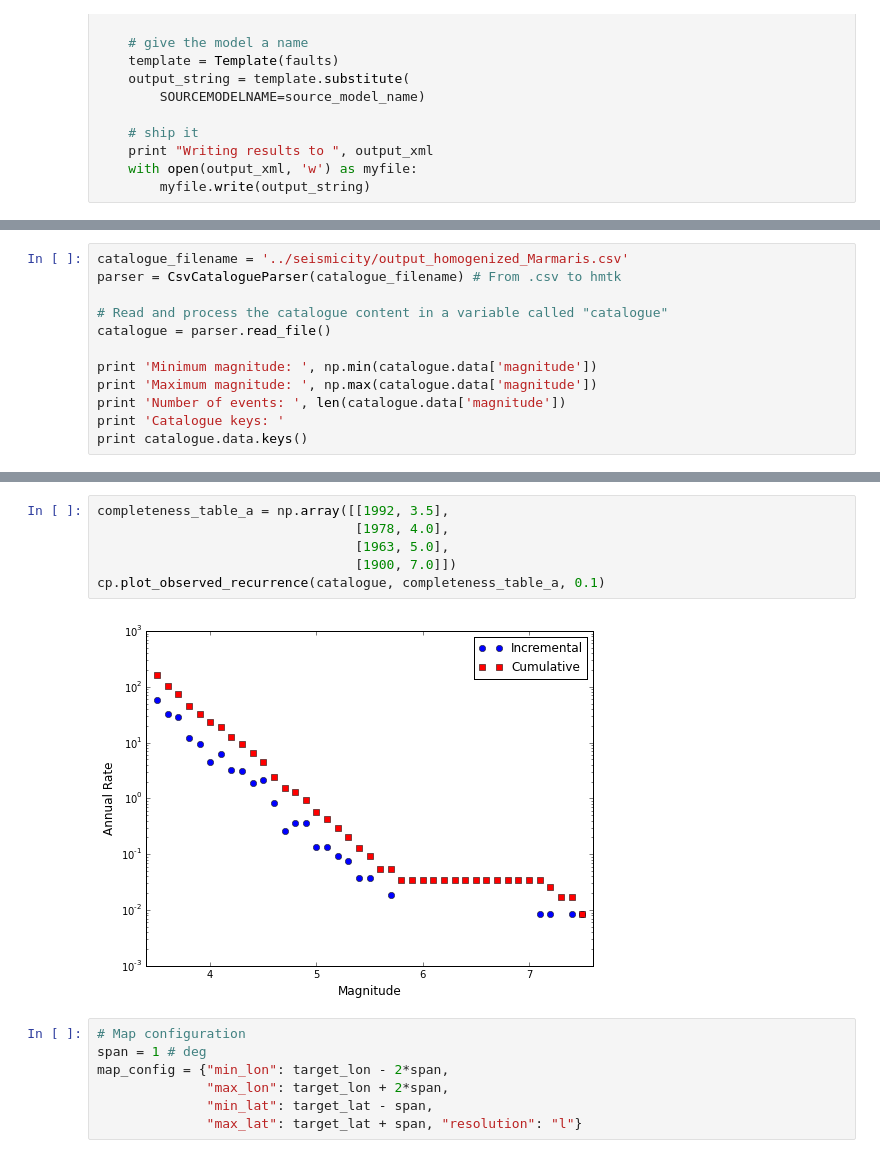
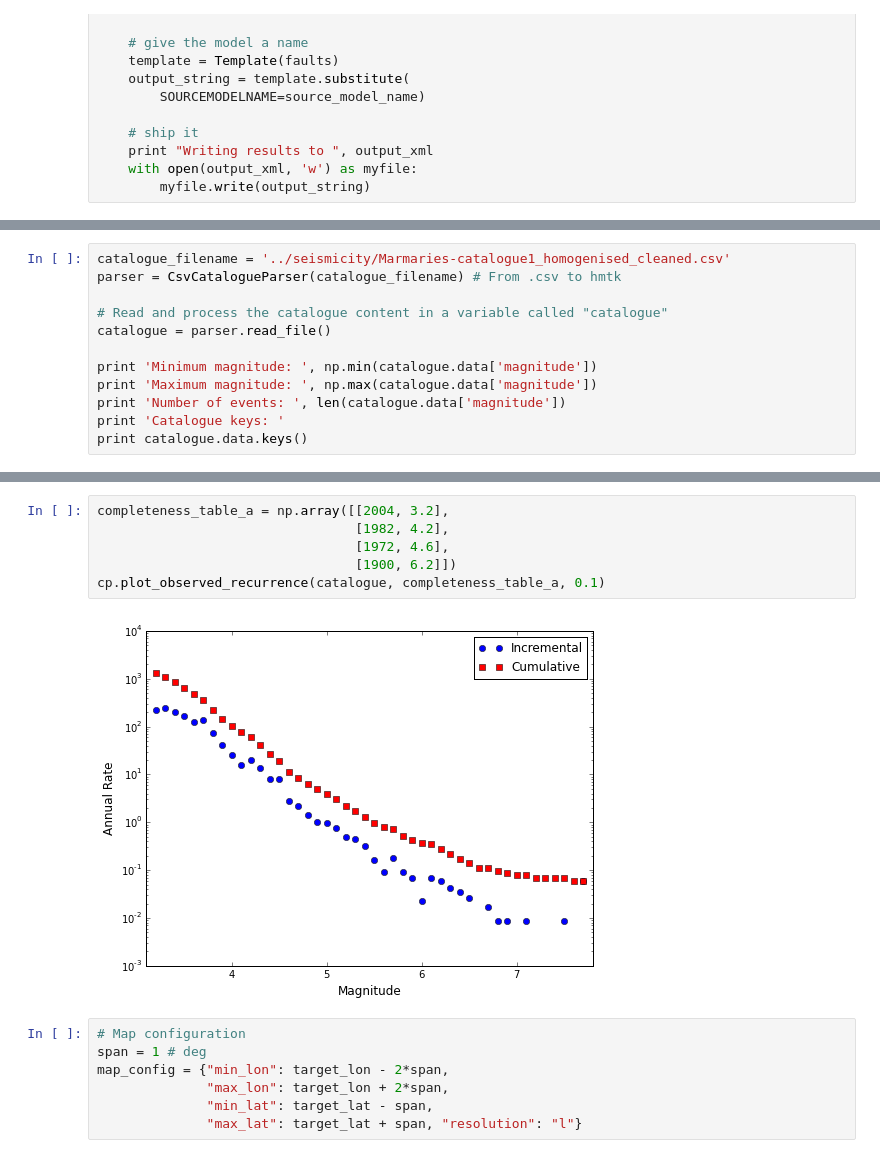
Before and after one commit to nackerley/MarmarisPSHA, a Jupyter notebook: geology/Process Fault Data.ipynb, the cells around one changed output, grey strips where cells are left out. Saved outputs shown, nothing was run; the diff lists cells and outputs as text.

```diff
--- a/geology/Process Fault Data.ipynb
+++ b/geology/Process Fault Data.ipynb
@@ -296,5 +324,5 @@ Writing results to  MarmarisNearbySources21.xml
 # %%
-catalogue_filename = '../seismicity/output_homogenized_Marmaris.csv'
+catalogue_filename = '../seismicity/Marmaries-catalogue1_homogenised_cleaned.csv'
 parser = CsvCatalogueParser(catalogue_filename) # From .csv to hmtk
 
 # Read and process the catalogue content in a variable called "catalogue"
@@ -348,11 +376,11 @@ cp.plot_magnitude_time_density(catalogue, 0.2, 2)
 # %%
-completeness_table_a = np.array([[1992, 3.5],
-                                 [1978, 4.0],
-                                 [1963, 5.0],
-                                 [1900, 7.0]])
+completeness_table_a = np.array([[2004, 3.2],
+                                 [1982, 4.2],
+                                 [1972, 4.6],
+                                 [1900, 6.2]])
 cp.plot_observed_recurrence(catalogue, completeness_table_a, 0.1)
 # %% [output]
-[figure, old version]
+[figure, new version]
 # %%
 # Map configuration
 span = 1 # deg
```
Also changed, not shown: parts of 13 cells of this notebook, 2 other files.
